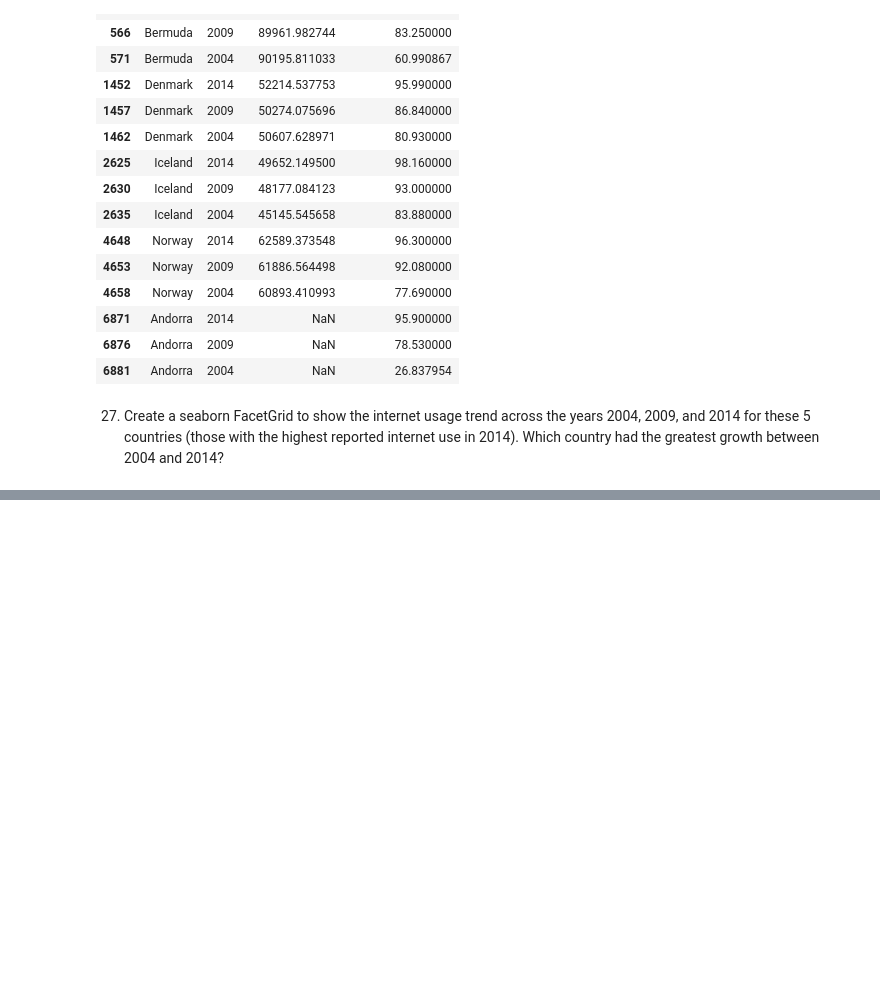
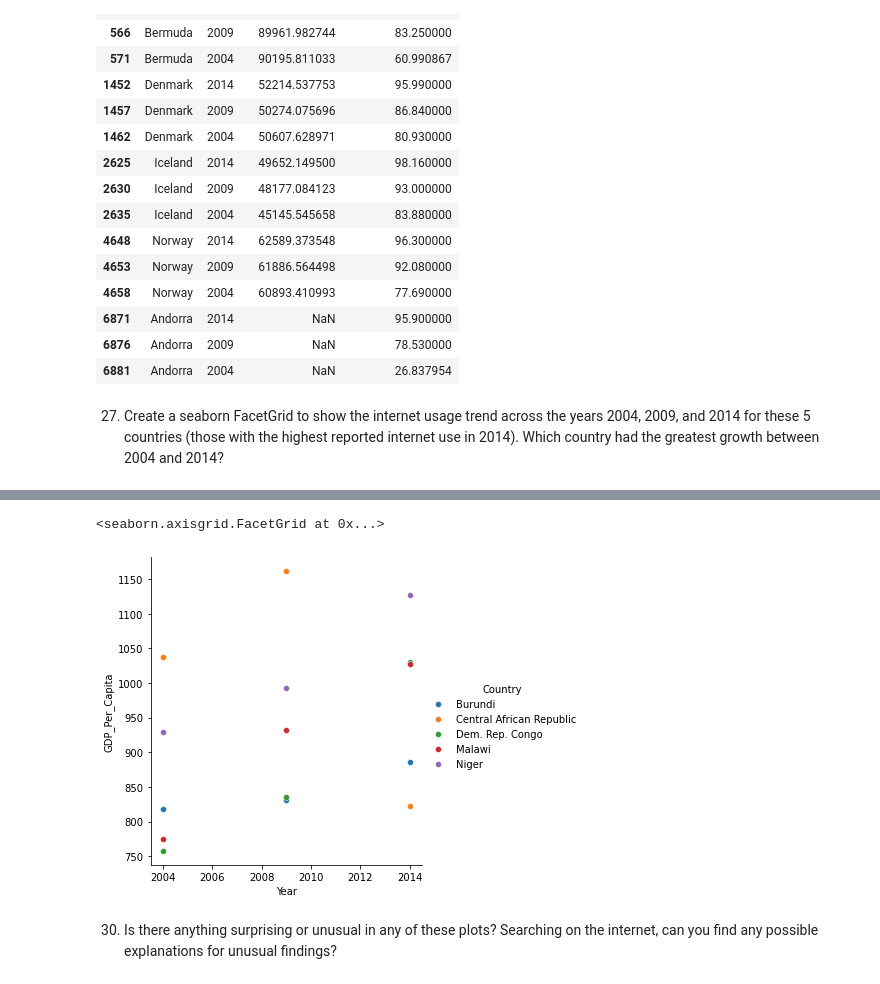
Before and after one commit to RRapoport33/gdp-and-internet-usage-RRapoport33, a Jupyter notebook: notebooks/UN Data Project.ipynb, the cells around one changed output, grey strips where cells are left out. Cells and saved outputs as stored; diff of their text form; code cells hidden in the pictures; blank space fills up the shorter version.

```diff
--- a/notebooks/UN Data Project.ipynb
+++ b/notebooks/UN Data Project.ipynb
@@ -482,0 +569,3 @@ top_5_internet
+# %%
+lgdp = df14.nsmallest(5,'GDP_Per_Capita')
+hgdp
@@ -482,0 +579,3 @@ top_5_internet
+# %%
+bottom_5_gdp = subset_years[(subset_years.Country.isin(lgdp.Country))]
+bottom_5_gdp
@@ -482,0 +599,9 @@ top_5_internet
+# %%
+internetFG = sns.FacetGrid(bottom_5_gdp, hue='Country', height=5, aspect=1)
+internetFG.map(sns.scatterplot, 'Year', 'GDP_Per_Capita')
+internetFG.add_legend()
+# %% [output]
+<seaborn.axisgrid.FacetGrid at 0x...>
+[figure, added]
+# %% [markdown]
+30.	Is there anything surprising or unusual in any of these plots? Searching on the internet, can you find any possible explanations for unusual findings?
```
Also changed, not shown: parts of 12 cells of this notebook, 1 other file.
